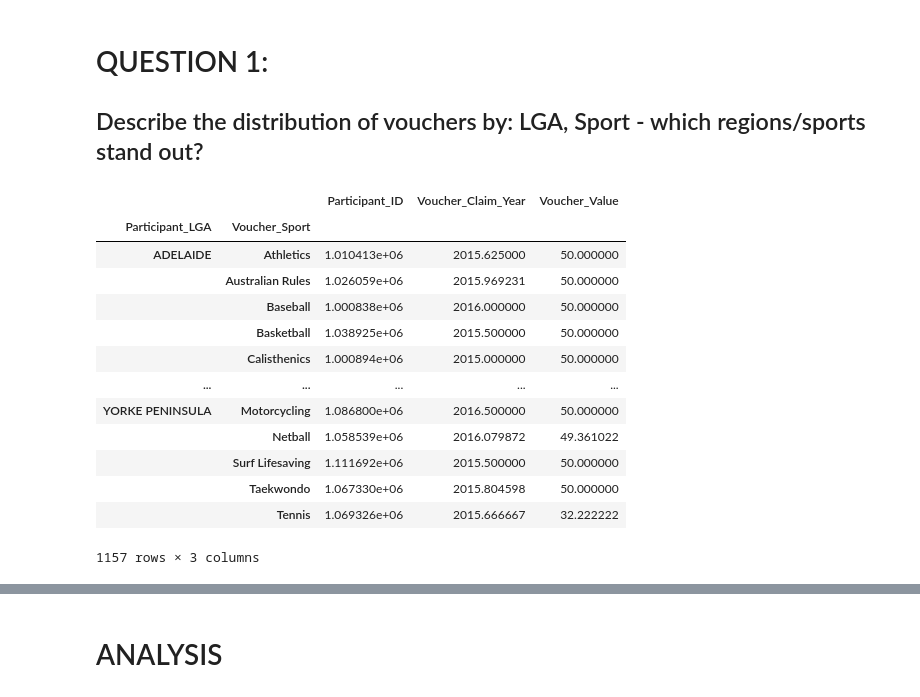
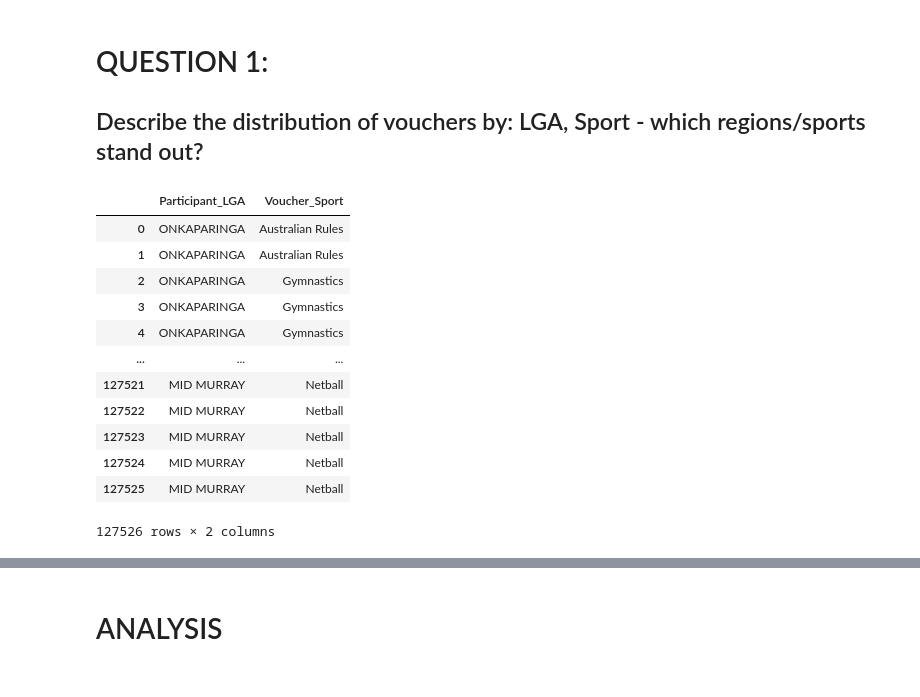
Before and after one commit to AmandaManadeniya/data-science-portfolio-2021, a Jupyter notebook: Portfolio 2.ipynb, the cells around one changed output, grey strips where cells are left out. Saved outputs shown, nothing was run; the diff lists cells and outputs as text; code cells hidden in the pictures.

```diff
--- a/Portfolio 2.ipynb
+++ b/Portfolio 2.ipynb
@@ -83,21 +83,21 @@ sa_vouchers_scores.head()
 # QUESTION 1:
 
 ## Describe the distribution of vouchers by: LGA, Sport - which regions/sports stand out?
-# %%
-LGA_sports = pd.pivot_table(data = sa_vouchers, index = ['Participant_LGA', 'Voucher_Sport'])
-LGA_sports
-# %% [output]
-|  |  | Participant_ID | Voucher_Claim_Year | Voucher_Value |
-| Participant_LGA | Voucher_Sport |  |  |  |
-| ADELAIDE | Athletics | 1.010413e+06 | 2015.625000 | 50.000000 |
-|  | Australian Rules | 1.026059e+06 | 2015.969231 | 50.000000 |
-|  | Baseball | 1.000838e+06 | 2016.000000 | 50.000000 |
-|  | Basketball | 1.038925e+06 | 2015.500000 | 50.000000 |
-|  | Calisthenics | 1.000894e+06 | 2015.000000 | 50.000000 |
-| ... | ... | ... | ... | ... |
-| YORKE PENINSULA | Motorcycling | 1.086800e+06 | 2016.500000 | 50.000000 |
-|  | Netball | 1.058539e+06 | 2016.079872 | 49.361022 |
-|  | Surf Lifesaving | 1.111692e+06 | 2015.500000 | 50.000000 |
-|  | Taekwondo | 1.067330e+06 | 2015.804598 | 50.000000 |
-|  | Tennis | 1.069326e+06 | 2015.666667 | 32.222222 |
-1157 rows × 3 columns
+# %%
+LGA_sports_unique = sa_vouchers.loc[:, ['Participant_LGA', 'Voucher_Sport']]
+LGA_sports_count = sa_vouchers.loc[:, ['Participant_LGA', 'Voucher_Sport']]
+LGA_sports_unique
+# %% [output]
+|  | Participant_LGA | Voucher_Sport |
+| 0 | ONKAPARINGA | Australian Rules |
+| 1 | ONKAPARINGA | Australian Rules |
+| 2 | ONKAPARINGA | Gymnastics |
+| 3 | ONKAPARINGA | Gymnastics |
+| 4 | ONKAPARINGA | Gymnastics |
+| ... | ... | ... |
+| 127521 | MID MURRAY | Netball |
+| 127522 | MID MURRAY | Netball |
+| 127523 | MID MURRAY | Netball |
+| 127524 | MID MURRAY | Netball |
+| 127525 | MID MURRAY | Netball |
+127526 rows × 2 columns
```
Also changed, not shown: parts of 9 cells of this notebook.
